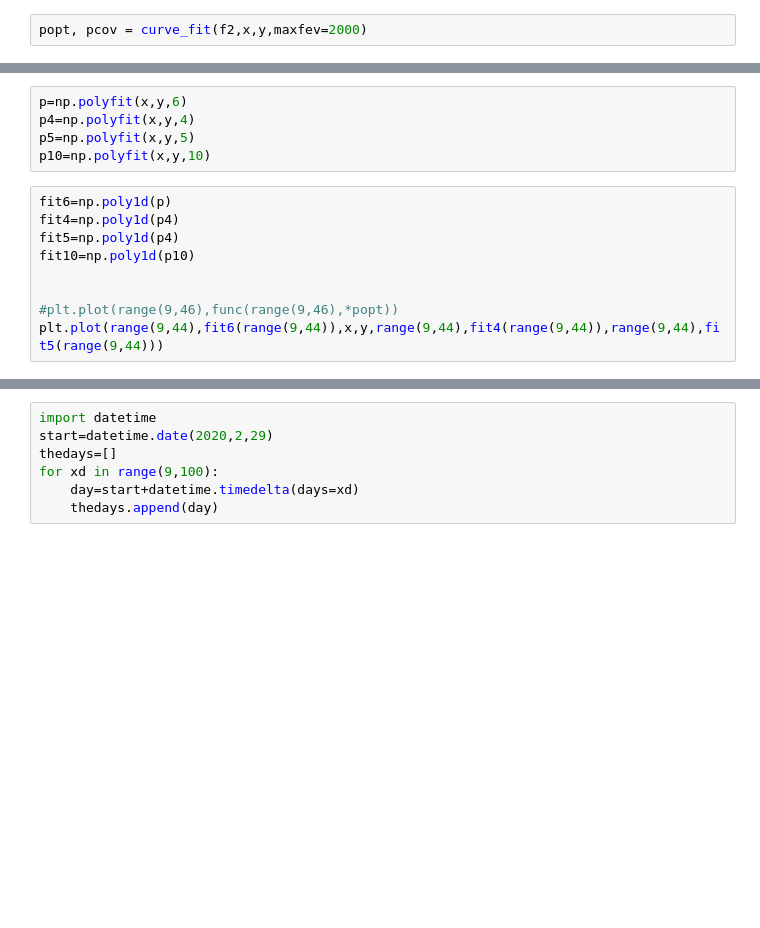
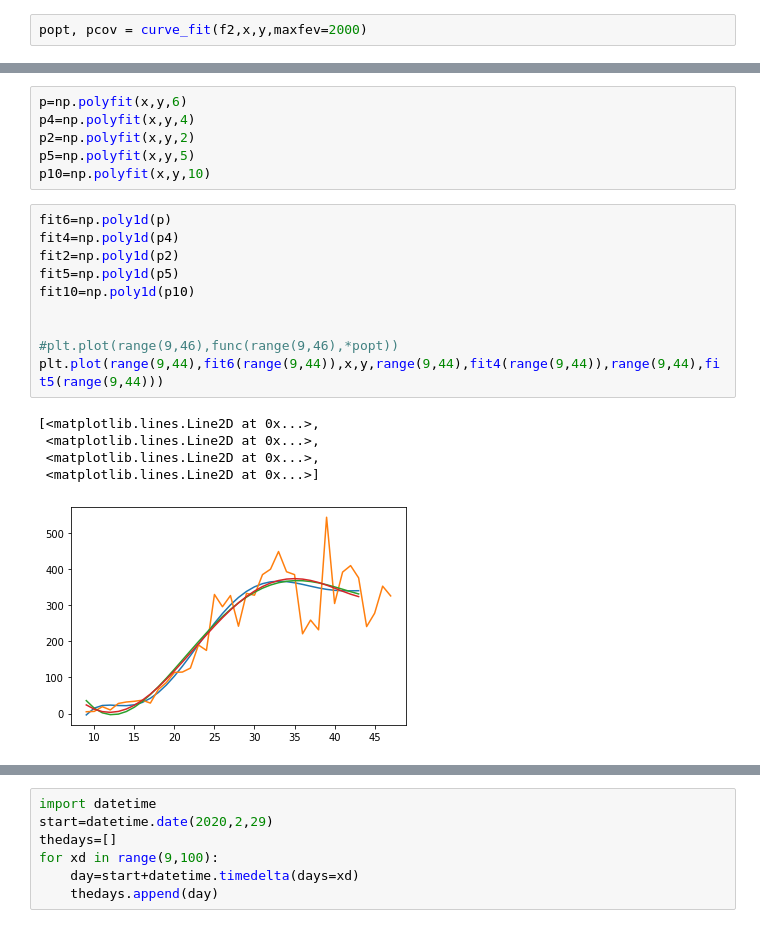
Before and after one commit to timkphd/examples, a Jupyter notebook: pandas/covid.ipynb, the cells around one changed output, grey strips where cells are left out. Cells and saved outputs as stored; diff of their text form; blank space fills up the shorter version.

```diff
--- a/pandas/covid.ipynb
+++ b/pandas/covid.ipynb
@@ -93,16 +127,24 @@ for xin in range(9,50):
 # %%
 p=np.polyfit(x,y,6)
 p4=np.polyfit(x,y,4)
+p2=np.polyfit(x,y,2)
 p5=np.polyfit(x,y,5)
 p10=np.polyfit(x,y,10)
 # %%
 fit6=np.poly1d(p)
 fit4=np.poly1d(p4)
-fit5=np.poly1d(p4)
+fit2=np.poly1d(p2)
+fit5=np.poly1d(p5)
 fit10=np.poly1d(p10)
 
 
 #plt.plot(range(9,46),func(range(9,46),*popt))
 plt.plot(range(9,44),fit6(range(9,44)),x,y,range(9,44),fit4(range(9,44)),range(9,44),fit5(range(9,44)))
+# %% [output]
+[<matplotlib.lines.Line2D at 0x...>,
+ <matplotlib.lines.Line2D at 0x...>,
+ <matplotlib.lines.Line2D at 0x...>,
+ <matplotlib.lines.Line2D at 0x...>]
+[figure, added]
 # %%
 np.column_stack((range(9,40),fit4(range(9,40))))
```
Also changed, not shown: parts of 22 cells of this notebook, 1 other file.
